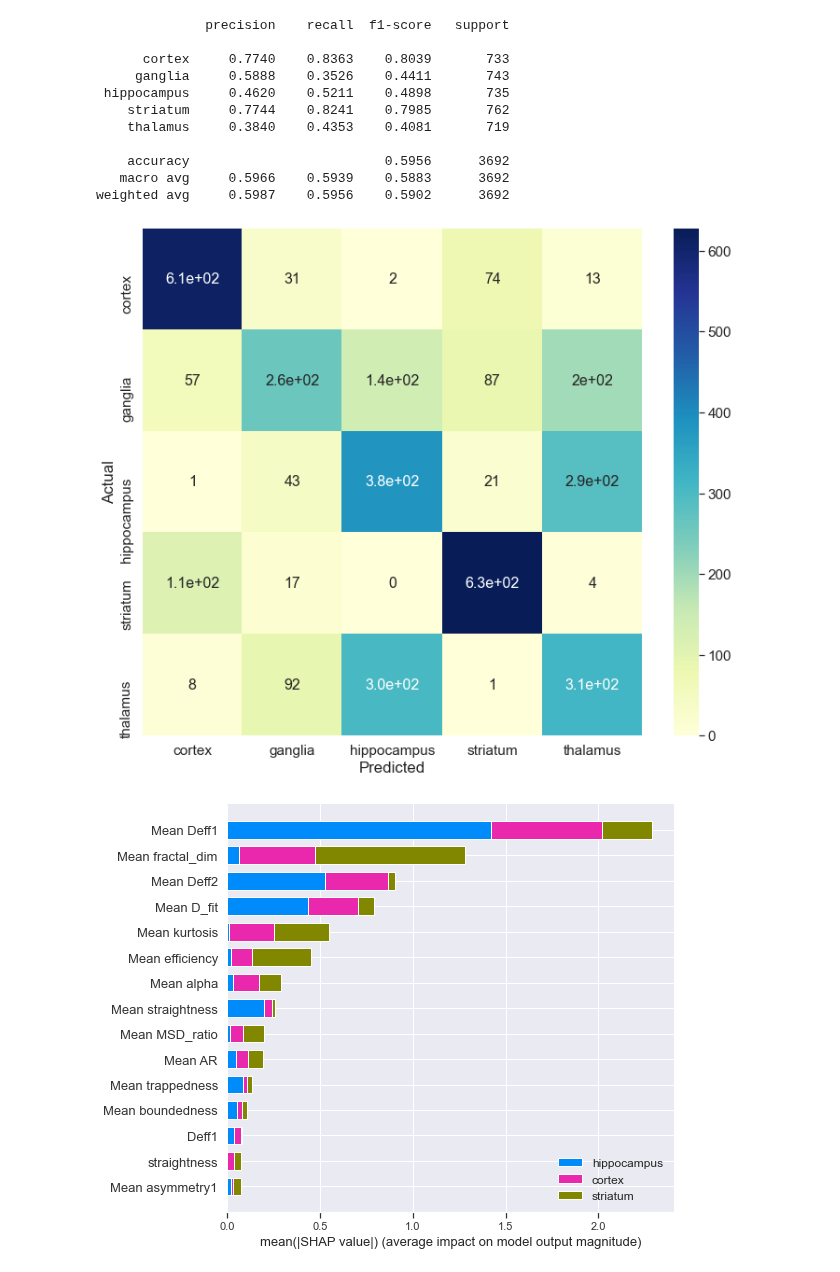
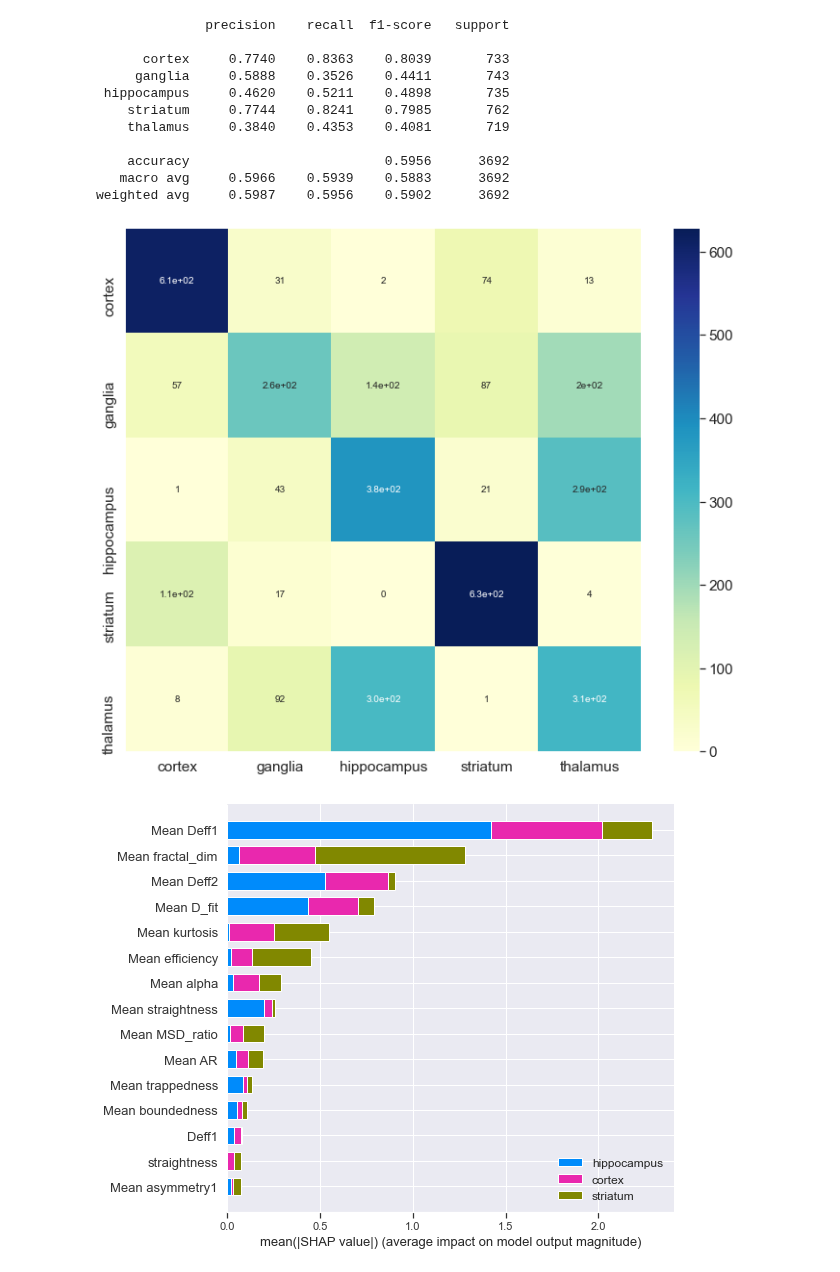
Before and after one commit to Nance-Lab/diff_predictor, a Jupyter notebook: notebooks/publication_notebooks/diffpred_full_workflow.ipynb, the cells around one changed output. Drawn from its saved outputs; the diff is of its cells as text; code cells hidden in the pictures.

```diff
--- a/notebooks/publication_notebooks/diffpred_full_workflow.ipynb
+++ b/notebooks/publication_notebooks/diffpred_full_workflow.ipynb
@@ -1093,7 +1091,7 @@ plt.hist(perr_dcoef_arr)
 # %% [markdown]
 # Region data
 # %%
-fstats_tot_region = data_process.generate_fullstats(region_dataset_path, region_filelist, ['cortex', 'striatum', 'hippocampus'], 'region')
+fstats_tot_region = data_process.generate_fullstats(region_dataset_path, region_filelist, ['cortex', 'striatum', 'hippocampus', 'ganglia', 'thalamus'], 'region')
 # %% [output]
 Adding file feat_NT_slice_2_striatum_vid_4.csv size: (10237, 67)
 Adding file feat_NT_slice_2_striatum_vid_5.csv size: (13938, 67)
@@ -1294,7 +1276,7 @@ best_param = {'max_depth': 4,
  'min_child_weight': 0,
  'verbosity': 0,
  'objective': 'multi:softprob',
- 'num_class': 3,
+ 'num_class': 5,
  'silent': 'True',
  'gamma': 5,
  'subsample': 0.6,
@@ -1323,16 +1305,16 @@ weighted avg     0.5987    0.5956    0.5902      3692
 # %%
 metrics.confusion_matrix(y_test, preds)
 plt.figure(figsize=(12,10))
 cm_array = metrics.confusion_matrix(y_test, preds)
 df_cm = pd.DataFrame(cm_array, index = class_names, columns = class_names)
 
 sns.set(font_scale=1.4) # for label size
-ax = sns.heatmap(df_cm, annot=True, annot_kws={"size": 16}, cmap="YlGnBu")
-ax.set(xlabel='Predicted', ylabel='Actual')
+ax = sns.heatmap(df_cm, annot=True, annot_kws={"size": 10}, cmap="YlGnBu")
+# ax.set(xlabel='Predicted', ylabel='Actual')
 
 plt.show()
 # %% [output]
-[figure, old version]
+[figure, new version]
 # %%
 from matplotlib import colors as plt_colors
 
```
Also changed, not shown: parts of 6 cells of this notebook, 1 other file.
